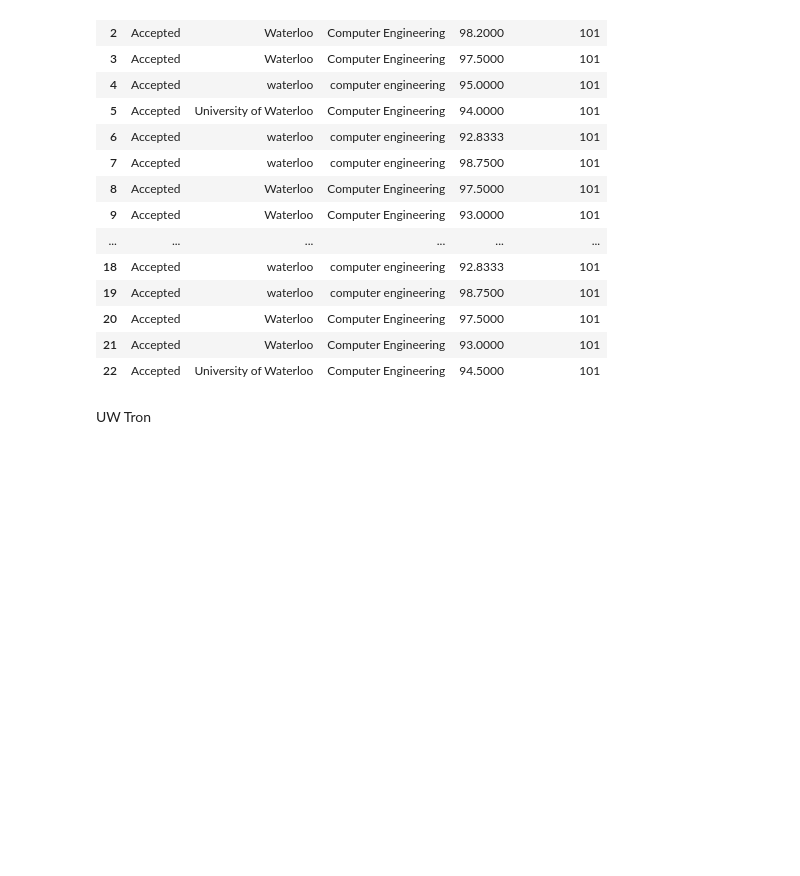
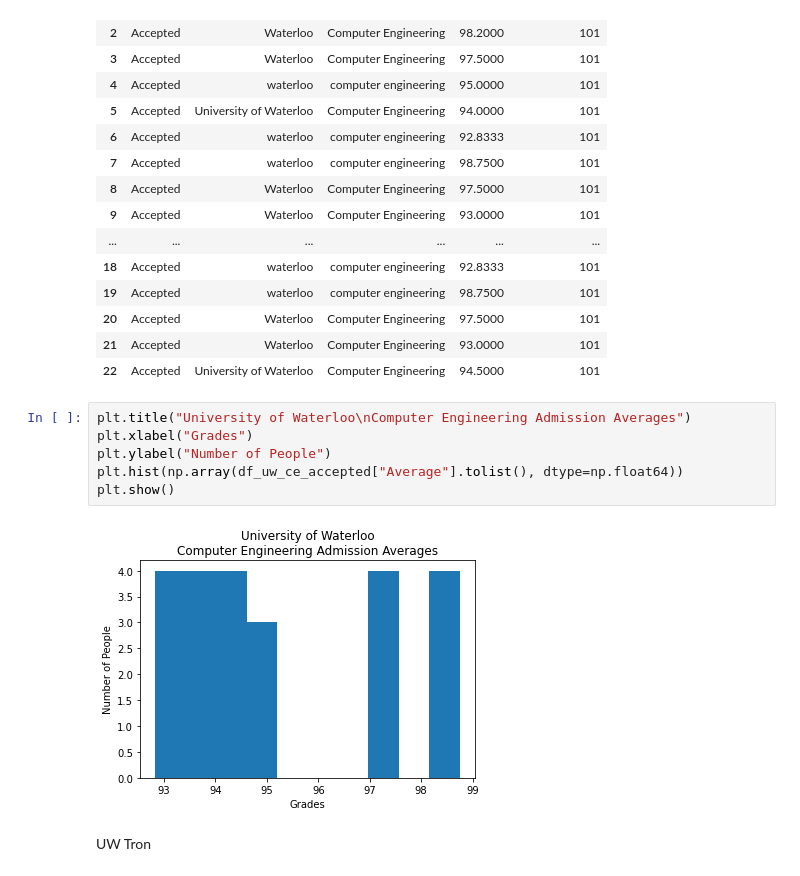
Before and after one commit to HanzPo/Data-Science, a Jupyter notebook: main.ipynb, the cells around one changed output. Saved outputs shown, nothing was run; the diff lists cells and outputs as text; blank space fills up the shorter version.

```diff
--- a/main.ipynb
+++ b/main.ipynb
@@ -190,6 +206,14 @@ Admission Average 105: nan
 | 20 | Accepted | Waterloo | Computer Engineering | 97.5000 | 101 |
 | 21 | Accepted | Waterloo | Computer Engineering | 93.0000 | 101 |
 | 22 | Accepted | University of Waterloo | Computer Engineering | 94.5000 | 101 |
+# %%
+plt.title("University of Waterloo\nComputer Engineering Admission Averages")
+plt.xlabel("Grades")
+plt.ylabel("Number of People")
+plt.hist(np.array(df_uw_ce_accepted["Average"].tolist(), dtype=np.float64))
+plt.show()
+# %% [output]
+[figure, added]
 # %% [markdown]
 UW Tron
 # %%
```
Also changed, not shown: parts of 15 cells of this notebook.
